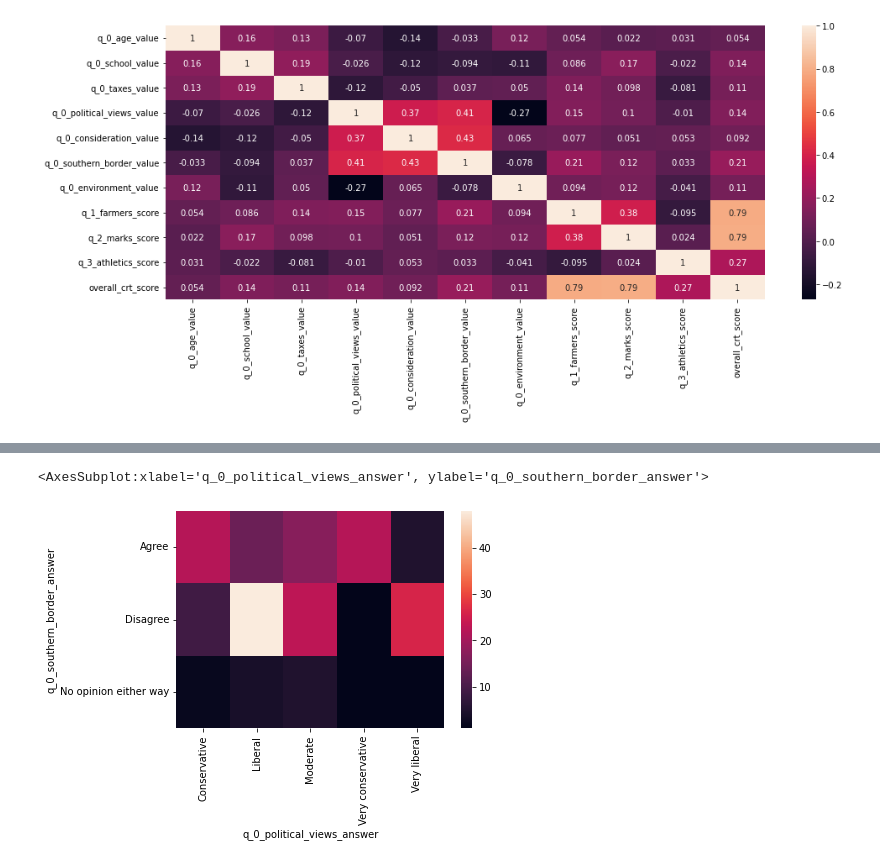
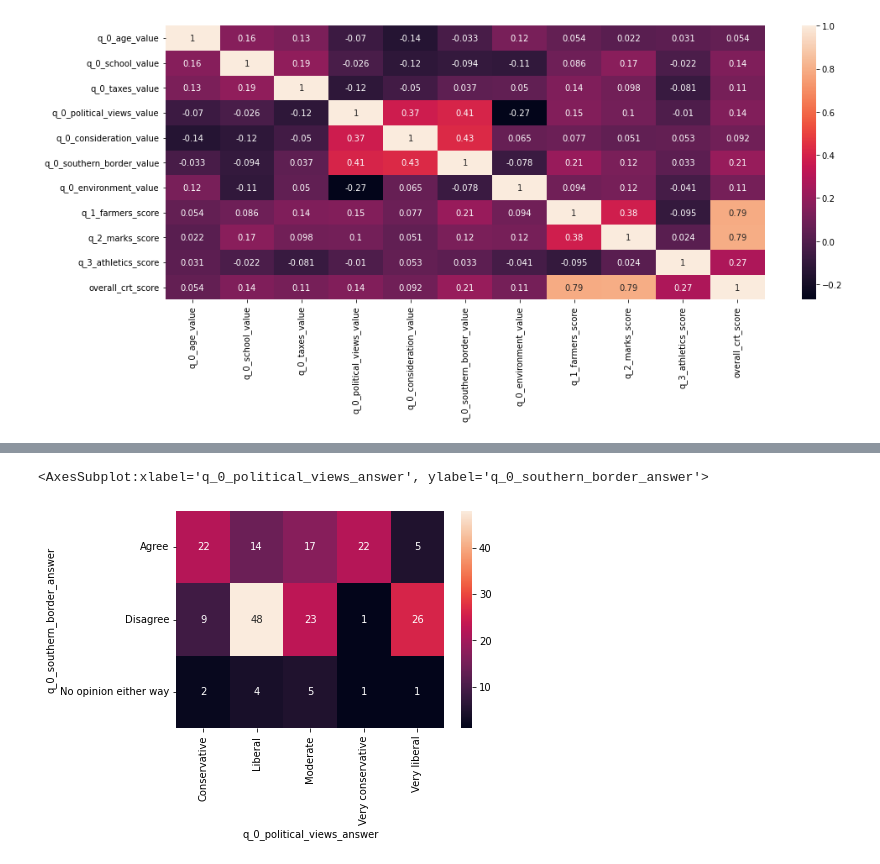
Before and after one commit to EyeofBeholder-NLeSC/play-around-sample-set, a Jupyter notebook: notebooks/IPM_user_profile.ipynb, the cells around one changed output, grey strips where cells are left out. Cells and saved outputs as stored; diff of their text form; code cells hidden in the pictures.

```diff
--- a/notebooks/IPM_user_profile.ipynb
+++ b/notebooks/IPM_user_profile.ipynb
@@ -99,7 +99,7 @@ sns.heatmap(pd.crosstab(
 # %%
 sns.heatmap(pd.crosstab(
     df["q_0_southern_border_answer"], df["q_0_political_views_answer"]
-    ))
+    ), annot=True)
 # %% [output]
 <AxesSubplot:xlabel='q_0_political_views_answer', ylabel='q_0_southern_border_answer'>
-[figure, old version]
+[figure, new version]
```
Also changed, not shown: parts of 2 cells of this notebook, 3 other files.
